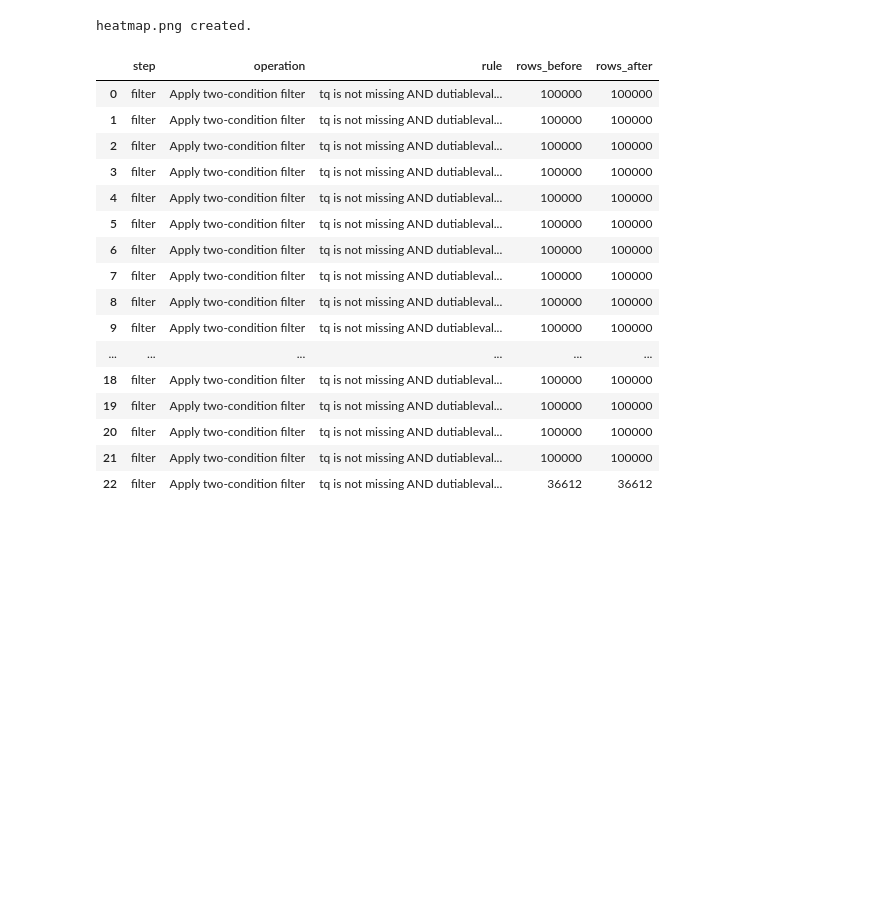
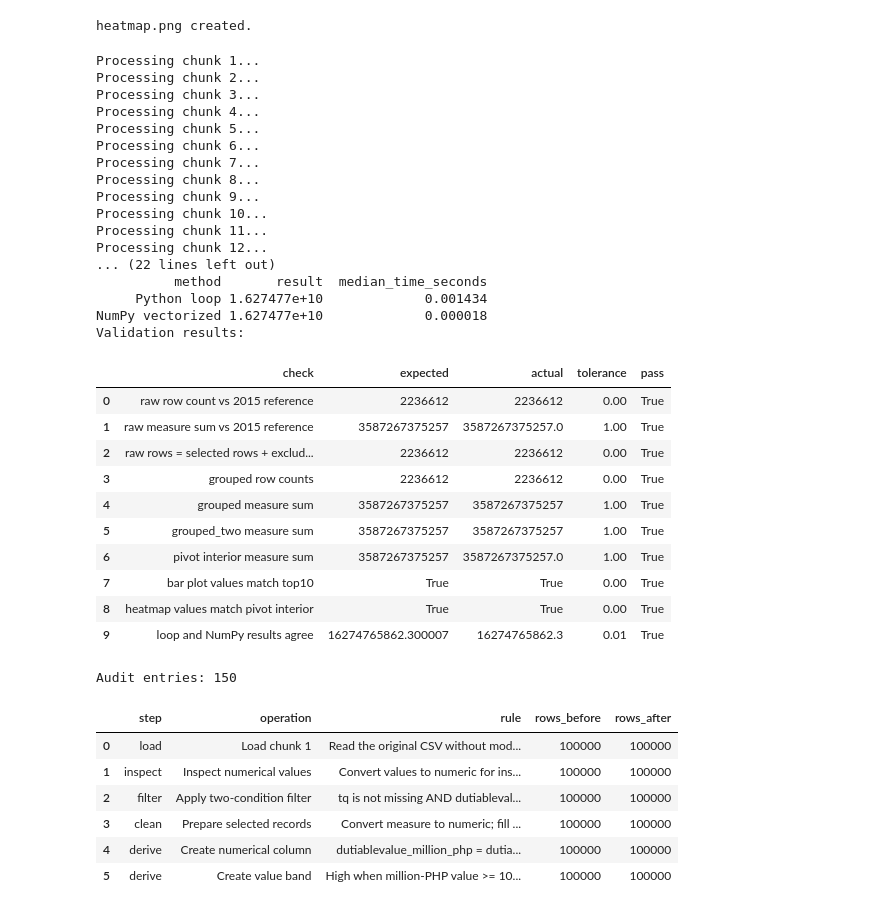
Before and after one commit to paulineashleybalangue-dsa/case-study-2, a Jupyter notebook: notebooks/analysis.ipynb, the cells around one changed output. Drawn from its saved outputs; the diff is of its cells as text; code cells hidden in the pictures; blank space fills up the shorter version.

Commit message:
fix: update analysis output files

```diff
--- a/notebooks/analysis.ipynb
+++ b/notebooks/analysis.ipynb
@@ -280,24 +335,60 @@ print("heatmap.png created.")
 # %% [output]
 heatmap.png created.
 # %%
-audit_log = pd.DataFrame(analyzer.audit_records)
+# Run the updated program to generate consistent final outputs.
+from main import main
 
-audit_log
+main()
+
+# Display the complete validation report.
+validation_results = pd.read_csv(
+    CONFIG["output_dir"] / "validation.csv"
+)
+
+print("Validation results:")
+display(validation_results)
+
+# Display the expanded audit log.
+audit_log = pd.read_csv(
+    CONFIG["output_dir"] / "audit_log.csv"
+)
+
+print(f"Audit entries: {len(audit_log)}")
+display(audit_log.head(6))
 # %% [output]
+Processing chunk 1...
+Processing chunk 2...
+Processing chunk 3...
+Processing chunk 4...
+Processing chunk 5...
+Processing chunk 6...
+Processing chunk 7...
+Processing chunk 8...
+Processing chunk 9...
+Processing chunk 10...
+Processing chunk 11...
+Processing chunk 12...
+... (22 lines left out)
+          method       result  median_time_seconds
+     Python loop 1.627477e+10             0.001434
+NumPy vectorized 1.627477e+10             0.000018
+Validation results:
-|  | step | operation | rule | rows_before | rows_after |
-| 0 | filter | Apply two-condition filter | tq is not missing AND dutiableval... | 100000 | 100000 |
-| 1 | filter | Apply two-condition filter | tq is not missing AND dutiableval... | 100000 | 100000 |
-| 2 | filter | Apply two-condition filter | tq is not missing AND dutiableval... | 100000 | 100000 |
-| 3 | filter | Apply two-condition filter | tq is not missing AND dutiableval... | 100000 | 100000 |
-| 4 | filter | Apply two-condition filter | tq is not missing AND dutiableval... | 100000 | 100000 |
-| 5 | filter | Apply two-condition filter | tq is not missing AND dutiableval... | 100000 | 100000 |
-| 6 | filter | Apply two-condition filter | tq is not missing AND dutiableval... | 100000 | 100000 |
-| 7 | filter | Apply two-condition filter | tq is not missing AND dutiableval... | 100000 | 100000 |
-| 8 | filter | Apply two-condition filter | tq is not missing AND dutiableval... | 100000 | 100000 |
-| 9 | filter | Apply two-condition filter | tq is not missing AND dutiableval... | 100000 | 100000 |
-| ... | ... | ... | ... | ... | ... |
-| 18 | filter | Apply two-condition filter | tq is not missing AND dutiableval... | 100000 | 100000 |
-| 19 | filter | Apply two-condition filter | tq is not missing AND dutiableval... | 100000 | 100000 |
-| 20 | filter | Apply two-condition filter | tq is not missing AND dutiableval... | 100000 | 100000 |
-| 21 | filter | Apply two-condition filter | tq is not missing AND dutiableval... | 100000 | 100000 |
-| 22 | filter | Apply two-condition filter | tq is not missing AND dutiableval... | 36612 | 36612 |
+|  | check | expected | actual | tolerance | pass |
+| 0 | raw row count vs 2015 reference | 2236612 | 2236612 | 0.00 | True |
+| 1 | raw measure sum vs 2015 reference | 3587267375257 | 3587267375257.0 | 1.00 | True |
+| 2 | raw rows = selected rows + exclud... | 2236612 | 2236612 | 0.00 | True |
+| 3 | grouped row counts | 2236612 | 2236612 | 0.00 | True |
+| 4 | grouped measure sum | 3587267375257 | 3587267375257 | 1.00 | True |
+| 5 | grouped_two measure sum | 3587267375257 | 3587267375257 | 1.00 | True |
+| 6 | pivot interior measure sum | 3587267375257 | 3587267375257.0 | 1.00 | True |
+| 7 | bar plot values match top10 | True | True | 0.00 | True |
+| 8 | heatmap values match pivot interior | True | True | 0.00 | True |
+| 9 | loop and NumPy results agree | 16274765862.300007 | 16274765862.3 | 0.01 | True |
+Audit entries: 150
+|  | step | operation | rule | rows_before | rows_after |
+| 0 | load | Load chunk 1 | Read the original CSV without mod... | 100000 | 100000 |
+| 1 | inspect | Inspect numerical values | Convert values to numeric for ins... | 100000 | 100000 |
+| 2 | filter | Apply two-condition filter | tq is not missing AND dutiableval... | 100000 | 100000 |
+| 3 | clean | Prepare selected records | Convert measure to numeric; fill ... | 100000 | 100000 |
+| 4 | derive | Create numerical column | dutiablevalue_million_php = dutia... | 100000 | 100000 |
+| 5 | derive | Create value band | High when million-PHP value >= 10... | 100000 | 100000 |
```
Also changed, not shown: parts of 4 cells of this notebook, 12 other files.
